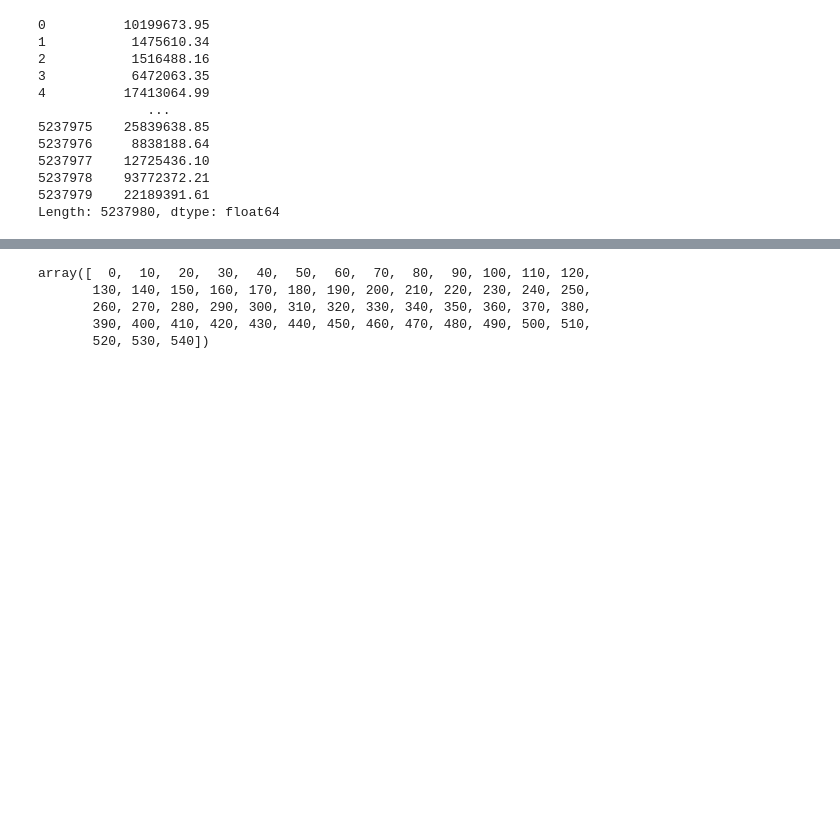
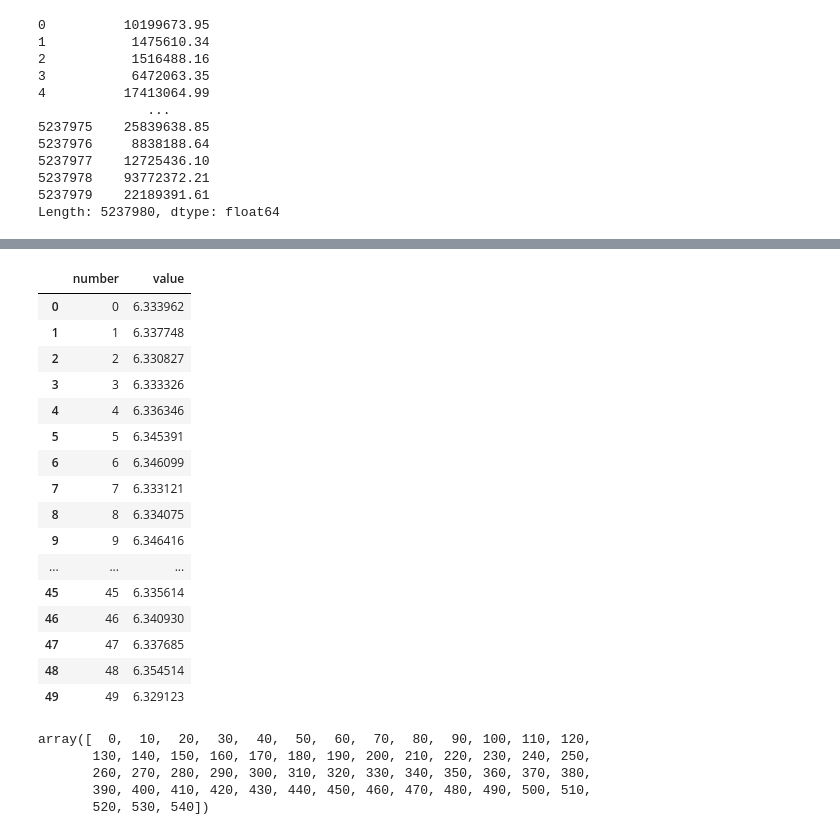
Before and after one commit to Eph97/kaggle-optiver, a Jupyter notebook: kaggle_optiver/kaggle_optiver.ipynb, the cells around one changed output, grey strips where cells are left out. Saved outputs shown, nothing was run; the diff lists cells and outputs as text; code cells hidden in the pictures; blank space fills up the shorter version.

Commit message:
made ts itself contain dataframe of trials

```diff
--- a/kaggle_optiver/kaggle_optiver.ipynb
+++ b/kaggle_optiver/kaggle_optiver.ipynb
@@ -183,7 +168,7 @@ from tune import TuningSession
 
 if getpass.getuser() == "vinicius":
     hyperparam_dists_path = '/Users/vinicius/Projects/kaggle/kaggle-optiver/kaggle_optiver/hyperparameters.yaml'
-elif getpass.getuser = "ephraimsutherland":
+elif getpass.getuser == "ephraimsutherland":
     hyperparam_dists_path = '/Users/ephraimsutherland/Documents/kaggle-optiver/kaggle_optiver/hyperparameters.yaml'
 
 ts = TuningSession(hyperparam_dists_path=hyperparam_dists_path)
@@ -235,3 +288,23 @@ ts.run(data=X, labels=y)
+# %%
+ts.backtests_dict['LGBMRegressor'][['number', 'value']]
+# %% [output]
+|  | number | value |
+| 0 | 0 | 6.333962 |
+| 1 | 1 | 6.337748 |
+| 2 | 2 | 6.330827 |
+| 3 | 3 | 6.333326 |
+| 4 | 4 | 6.336346 |
+| 5 | 5 | 6.345391 |
+| 6 | 6 | 6.346099 |
+| 7 | 7 | 6.333121 |
+| 8 | 8 | 6.334075 |
+| 9 | 9 | 6.346416 |
+| ... | ... | ... |
+| 45 | 45 | 6.335614 |
+| 46 | 46 | 6.340930 |
+| 47 | 47 | 6.337685 |
+| 48 | 48 | 6.354514 |
+| 49 | 49 | 6.329123 |
 # %%
 def models(model, i, training=False):
 	if training==True:
```
Also changed, not shown: parts of 5 cells of this notebook, 2 other files.
